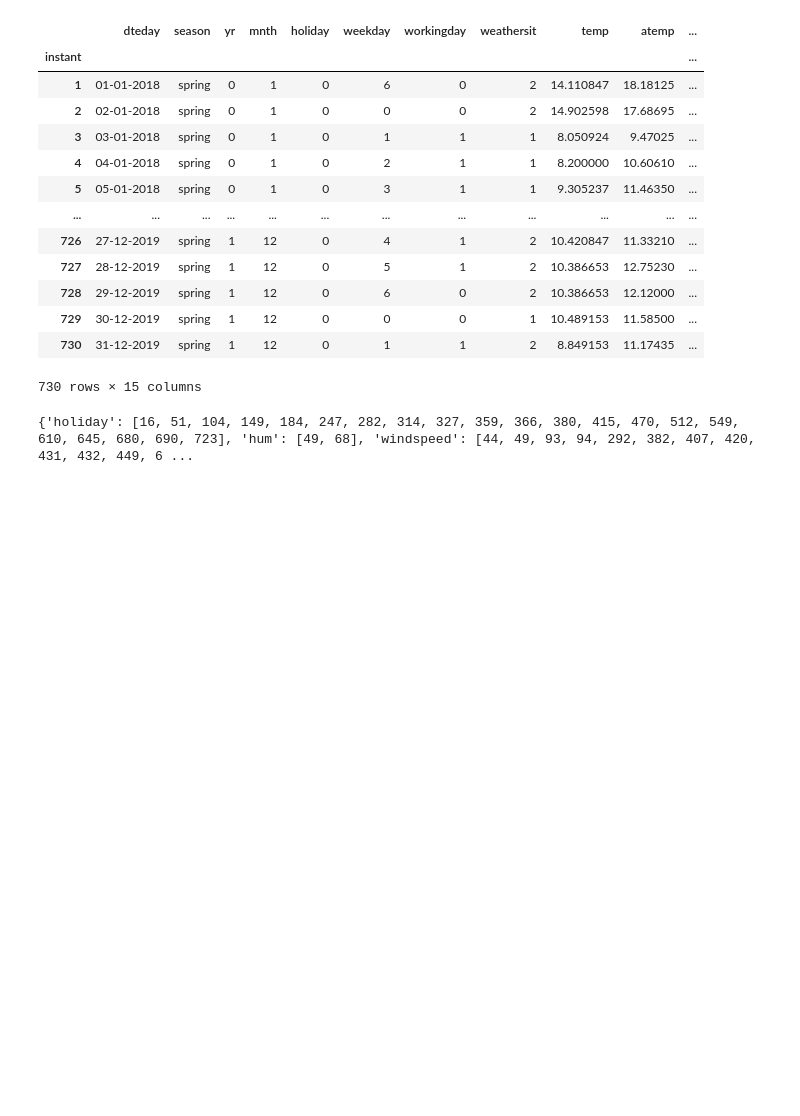
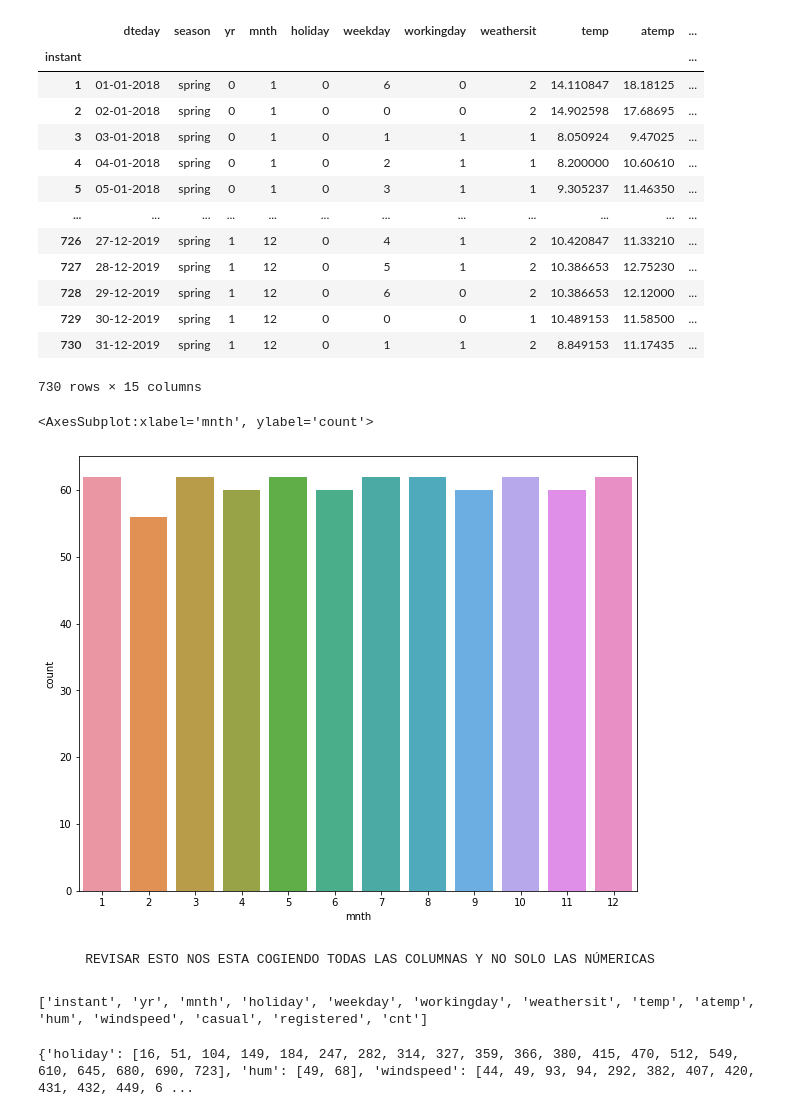
Before and after one commit to Adalab/project-da-promo-A-module-3-team-2, a Jupyter notebook: regresion_lineal_proyecto_bicicletas.ipynb, the cells around one changed output. Drawn from its saved outputs; the diff is of its cells as text; code cells hidden in the pictures; blank space fills up the shorter version.

```diff
--- a/regresion_lineal_proyecto_bicicletas.ipynb
+++ b/regresion_lineal_proyecto_bicicletas.ipynb
@@ -97,6 +97,11 @@ df_sin_outliers.set_index('instant')
 | 729 | 30-12-2019 | spring | 1 | 12 | 0 | 0 | 0 | 1 | 10.489153 | 11.58500 | ... |
 | 730 | 31-12-2019 | spring | 1 | 12 | 0 | 1 | 1 | 2 | 8.849153 | 11.17435 | ... |
 730 rows × 15 columns
+# %%
+sns.countplot(x ='mnth', data = df_sin_outliers)
+# %% [output]
+<AxesSubplot:xlabel='mnth', ylabel='count'>
+[figure, added]
 # %%
 def detectar_outliers(lista_columnas, df_sin_outliers):
 
@@ -126,4 +131,6 @@ def detectar_outliers(lista_columnas, df_sin_outliers):
 
 
     return dicc_indices
+# %% [markdown]
+        REVISAR ESTO NOS ESTA COGIENDO TODAS LAS COLUMNAS Y NO SOLO LAS NÚMERICAS
 # %%
@@ -131,5 +138,9 @@ columnas_numeric = df.select_dtypes(include = np.number)
 # %%
 lista_columnas = list(columnas_numeric)
+# %%
+print(lista_columnas)
+# %% [output]
+['instant', 'yr', 'mnth', 'holiday', 'weekday', 'workingday', 'weathersit', 'temp', 'atemp', 'hum', 'windspeed', 'casual', 'registered', 'cnt']
 # %%
 ind = detectar_outliers(lista_columnas, df_sin_outliers)
 print(ind)
```
Also changed, not shown: parts of 12 cells of this notebook.
